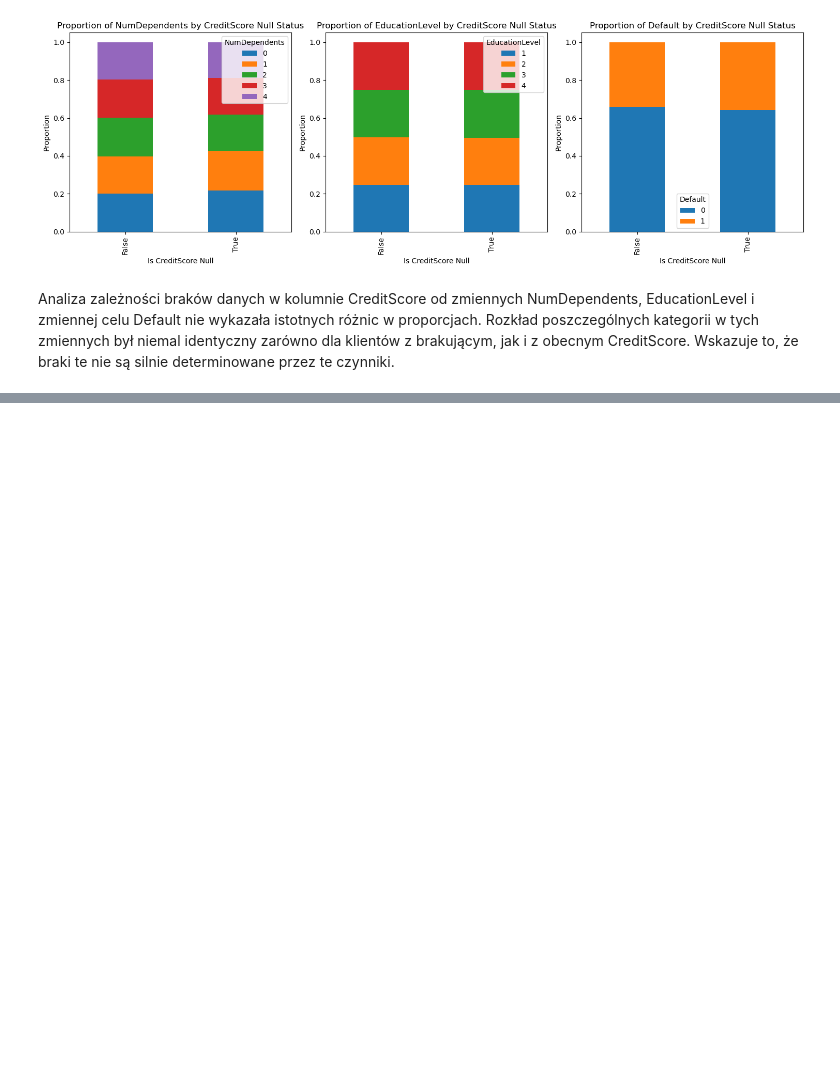
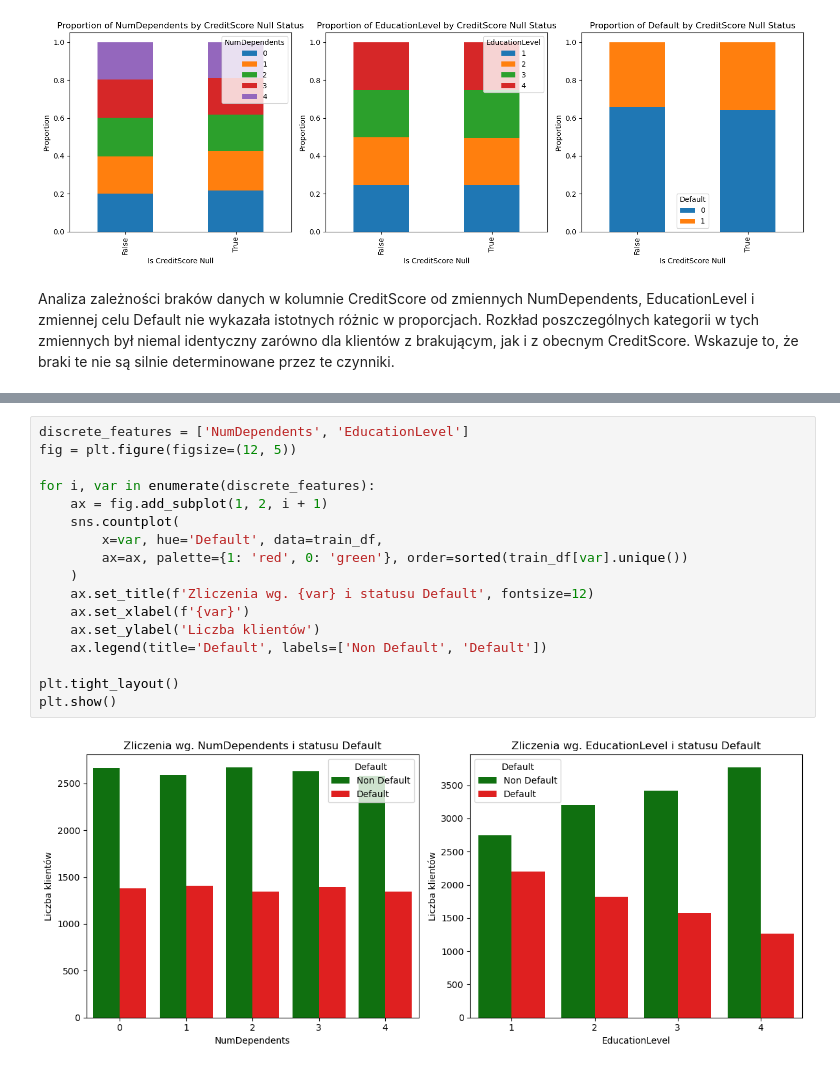
Before and after one commit to malgorzatakukielka/default, a Jupyter notebook: analiza.ipynb, the cells around one changed output, grey strips where cells are left out. Drawn from its saved outputs; the diff is of its cells as text; blank space fills up the shorter version.

```diff
--- a/analiza.ipynb
+++ b/analiza.ipynb
@@ -196,0 +223,19 @@ plt.show()
+# %%
+discrete_features = ['NumDependents', 'EducationLevel']
+fig = plt.figure(figsize=(12, 5))
+
+for i, var in enumerate(discrete_features):
+    ax = fig.add_subplot(1, 2, i + 1)
+    sns.countplot(
+        x=var, hue='Default', data=train_df,
+        ax=ax, palette={1: 'red', 0: 'green'}, order=sorted(train_df[var].unique())
+    )
+    ax.set_title(f'Zliczenia wg. {var} i statusu Default', fontsize=12)
+    ax.set_xlabel(f'{var}')
+    ax.set_ylabel('Liczba klientów')
+    ax.legend(title='Default', labels=['Non Default', 'Default'])
+
+plt.tight_layout()
+plt.show()
+# %% [output]
+[figure, added]
```
Also changed, not shown: parts of 6 cells of this notebook.
